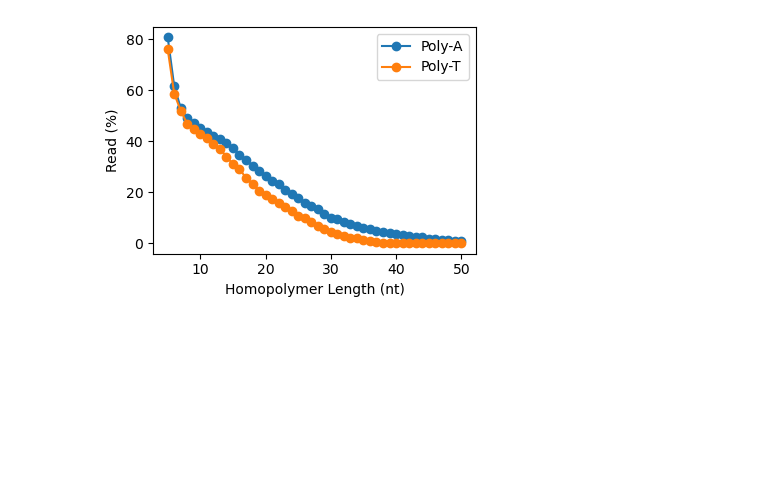
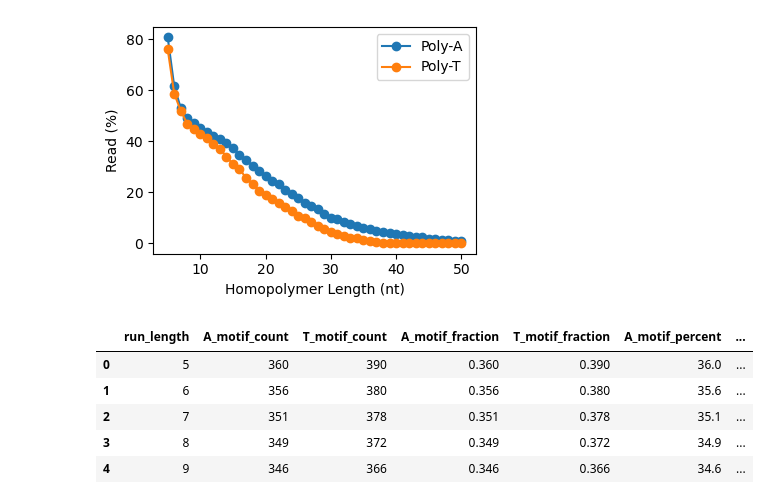
Before and after one commit to ih-11/hmm-3end, a Jupyter notebook: notebooks/qcfastq.ipynb, the cells around one changed output. Drawn from its saved outputs; the diff is of its cells as text; code cells hidden in the pictures; blank space fills up the shorter version.

```diff
--- a/notebooks/qcfastq.ipynb
+++ b/notebooks/qcfastq.ipynb
@@ -415,3 +415,58 @@ plt.tight_layout()
 plt.show()
 # %% [output]
 [figure]
+# %%
+thresholds = list(range(5, 51))
+
+a_motif = "CTTGCGG"
+t_motif = "CCGCAAG"
+
+seqs = []
+
+with gzip.open(fastq, "rt") as f:
+    while True:
+        header = f.readline()
+        seq = f.readline().strip()
+        plus = f.readline()
+        qual = f.readline()
+
+        if not header:
+            break
+
+        seqs.append(seq)
+
+n_reads = len(seqs)
+
+a_counts = []
+t_counts = []
+
+for n in thresholds:
+    a_pat = ("A" * n) + a_motif
+    t_pat = t_motif + ("T" * n)
+
+    a_count = sum(a_pat in seq for seq in seqs)
+    t_count = sum(t_pat in seq for seq in seqs)
+
+    a_counts.append(a_count)
+    t_counts.append(t_count)
+
+motif_df = pd.DataFrame({
+    "run_length": thresholds,
+    "A_motif_count": a_counts,
+    "T_motif_count": t_counts,
+})
+
+motif_df["A_motif_fraction"] = motif_df["A_motif_count"] / n_reads
+motif_df["T_motif_fraction"] = motif_df["T_motif_count"] / n_reads
+
+motif_df["A_motif_percent"] = motif_df["A_motif_fraction"] * 100
+motif_df["T_motif_percent"] = motif_df["T_motif_fraction"] * 100
+
+motif_df.head()
+# %% [output]
+|  | run_length | A_motif_count | T_motif_count | A_motif_fraction | T_motif_fraction | A_motif_percent | ... |
+| 0 | 5 | 360 | 390 | 0.360 | 0.390 | 36.0 | ... |
+| 1 | 6 | 356 | 380 | 0.356 | 0.380 | 35.6 | ... |
+| 2 | 7 | 351 | 378 | 0.351 | 0.378 | 35.1 | ... |
+| 3 | 8 | 349 | 372 | 0.349 | 0.372 | 34.9 | ... |
+| 4 | 9 | 346 | 366 | 0.346 | 0.366 | 34.6 | ... |
```
Also changed, not shown: parts of 1 cell of this notebook.
